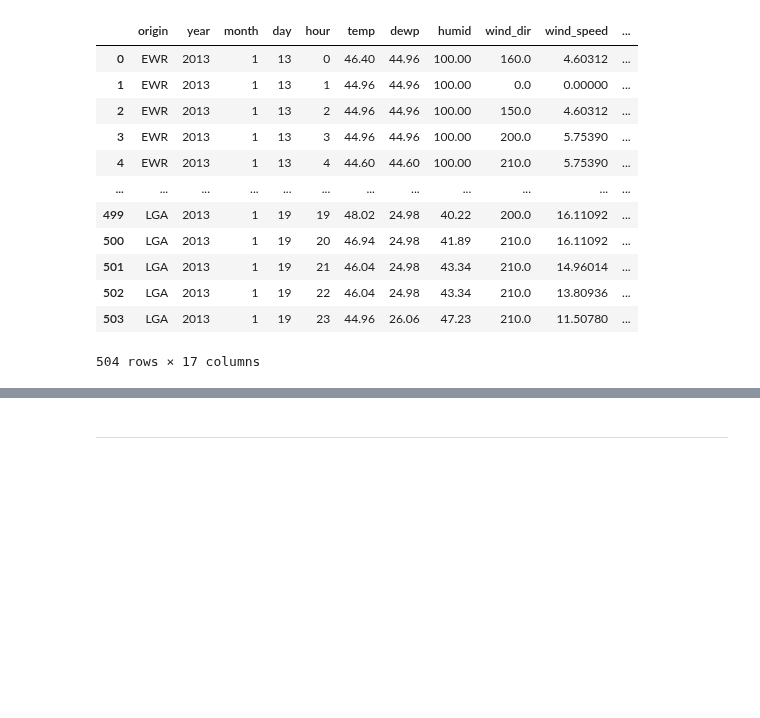
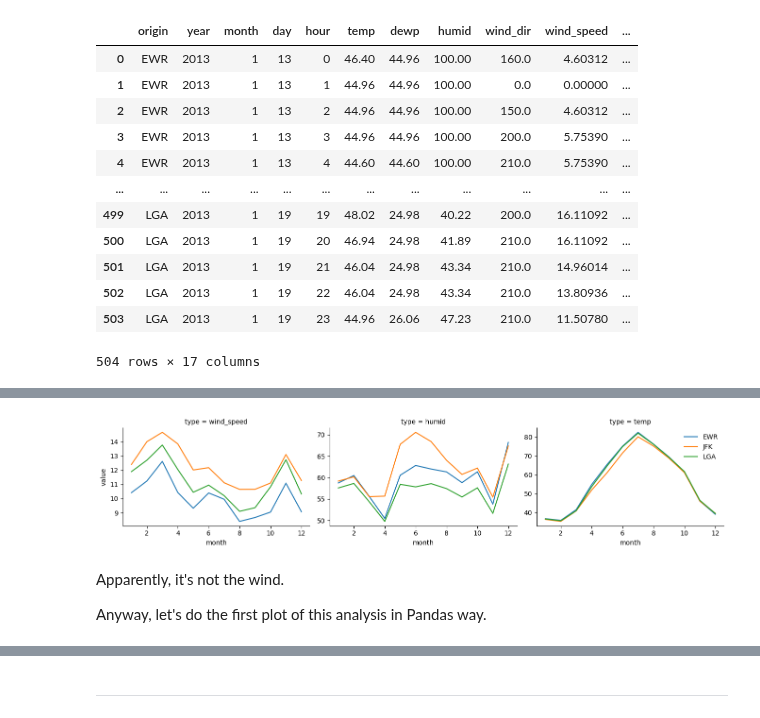
Before and after one commit to datakolektiv/dss03python2023, a Jupyter notebook: session10/dss03_py_session10b.ipynb, the cells around one changed output, grey strips where cells are left out. Drawn from its saved outputs; the diff is of its cells as text; code cells hidden in the pictures; blank space fills up the shorter version.

```diff
--- a/session10/dss03_py_session10b.ipynb
+++ b/session10/dss03_py_session10b.ipynb
@@ -564,0 +1527,9 @@ query_database(query_string)
+# %%
+_df = df_flights.merge(df_weather[['origin', 'wind_speed', 'humid', 'temp', 'time_hour']],
+                       how='left',
+                       left_on=['origin', 'time_hour'],
+                       right_on=['origin', 'time_hour'])\
+                .groupby(['origin', 'month']).agg(wind_speed=('wind_speed', np.mean), humid=('humid', np.mean), temp=('temp', np.mean))\
+                .reset_index()
+
+_df.head()
@@ -564,0 +1543,4 @@ query_database(query_string)
+# %%
+_df1 = _df.set_index(['origin', 'month']).stack().reset_index().rename(columns={'level_2': 'type', 0: 'value'})
+
+_df1
@@ -564,0 +1561,10 @@ query_database(query_string)
+# %%
+g = sns.FacetGrid(_df1, col='type', height=3, aspect=1.5, sharey=False);
+g.map(sns.lineplot, 'month', 'value', 'origin');
+plt.legend(framealpha=.0);
+# %% [output]
+[figure, added]
+# %% [markdown]
+Apparently, it's not the wind.
+
+Anyway, let's do the first plot of this analysis in Pandas way.
```
Also changed, not shown: parts of 99 cells of this notebook, 7 other files.
